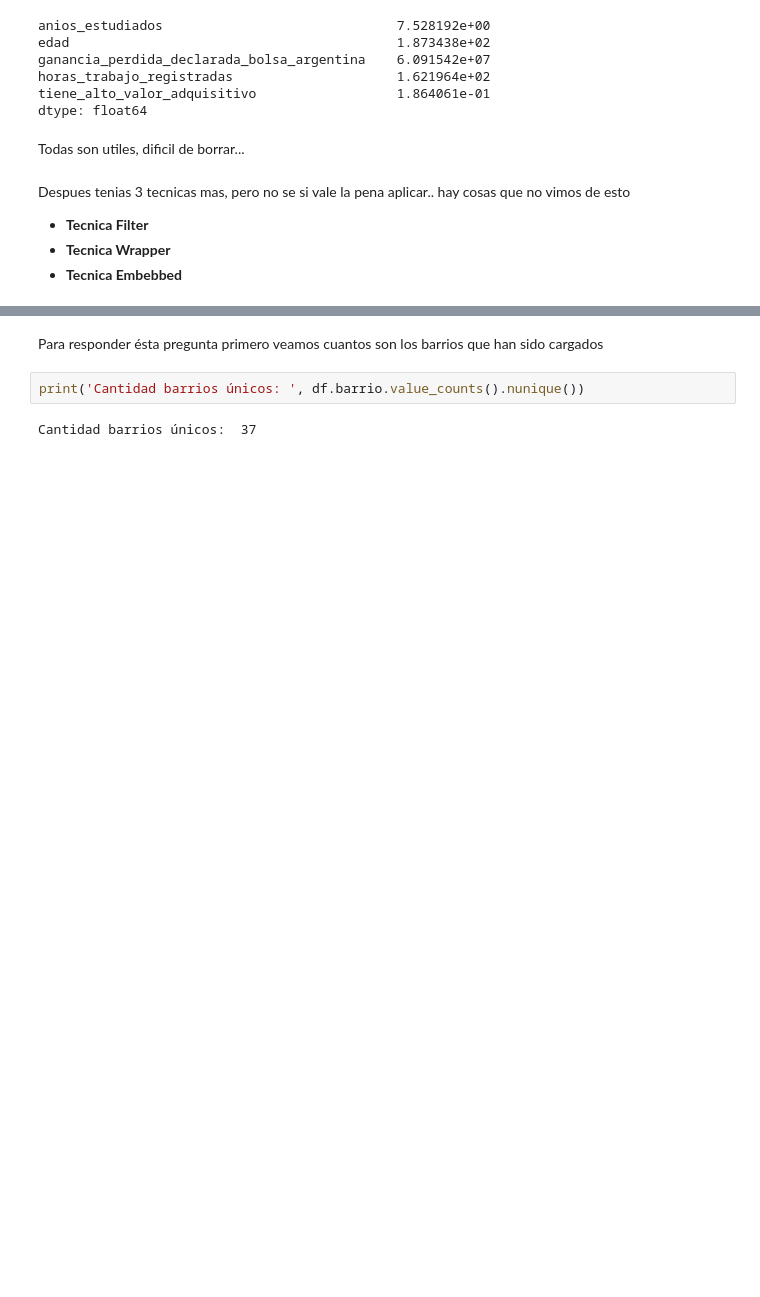
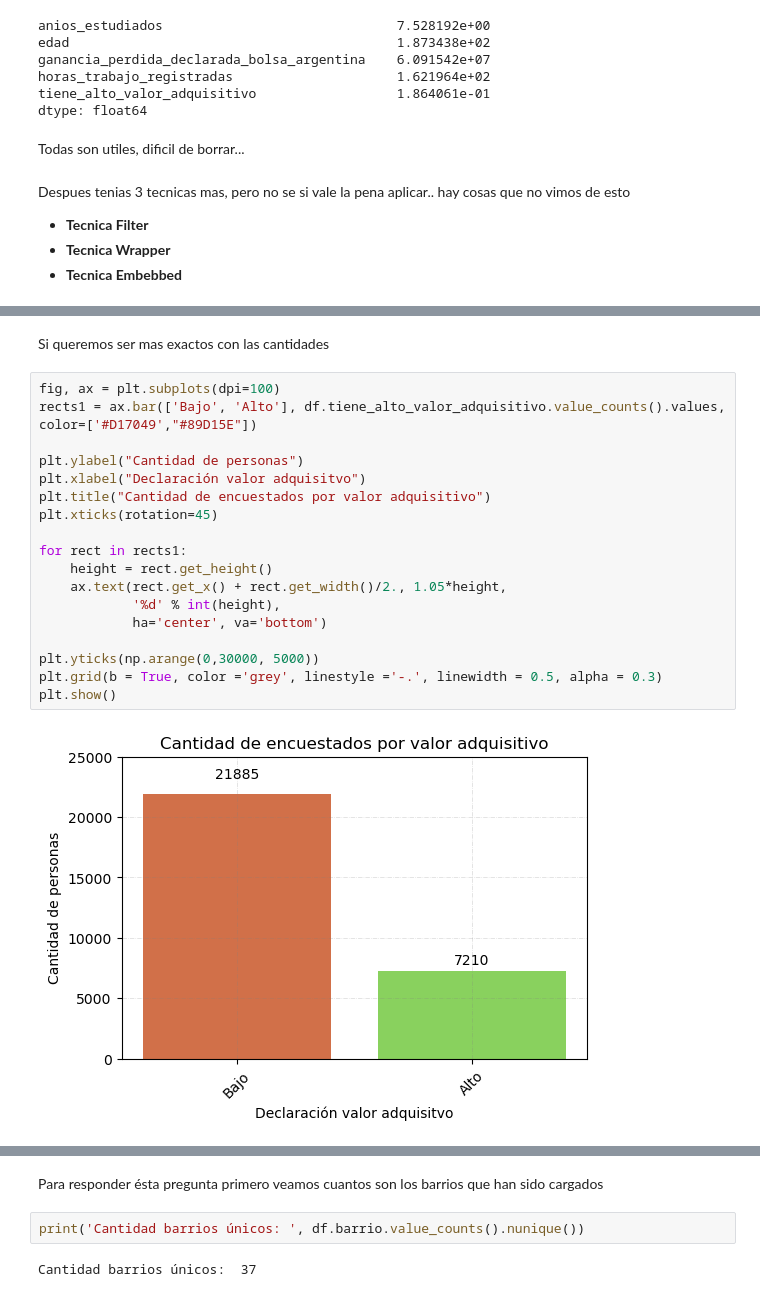
Before and after one commit to fjpacheco/machine-learning, a Jupyter notebook: version_1_playing.ipynb, the cells around one changed output, grey strips where cells are left out. Drawn from its saved outputs; the diff is of its cells as text; blank space fills up the shorter version.

```diff
--- a/version_1_playing.ipynb
+++ b/version_1_playing.ipynb
@@ -706,0 +723,22 @@ Despues tenias 3 tecnicas mas, pero no se si vale la pena aplicar.. hay cosas qu
+# %% [markdown]
+Si queremos ser mas exactos con las cantidades
+# %%
+fig, ax = plt.subplots(dpi=100)
+rects1 = ax.bar(['Bajo', 'Alto'], df.tiene_alto_valor_adquisitivo.value_counts().values,  color=['#D17049',"#89D15E"])
+
+plt.ylabel("Cantidad de personas")
+plt.xlabel("Declaración valor adquisitvo")
+plt.title("Cantidad de encuestados por valor adquisitivo")
+plt.xticks(rotation=45)
+
+for rect in rects1:
+    height = rect.get_height()
+    ax.text(rect.get_x() + rect.get_width()/2., 1.05*height,
+            '%d' % int(height),
+            ha='center', va='bottom')
+
+plt.yticks(np.arange(0,30000, 5000))
+plt.grid(b = True, color ='grey', linestyle ='-.', linewidth = 0.5, alpha = 0.3)
+plt.show()
+# %% [output]
+[figure, added]
```
Also changed, not shown: parts of 20 cells of this notebook.
